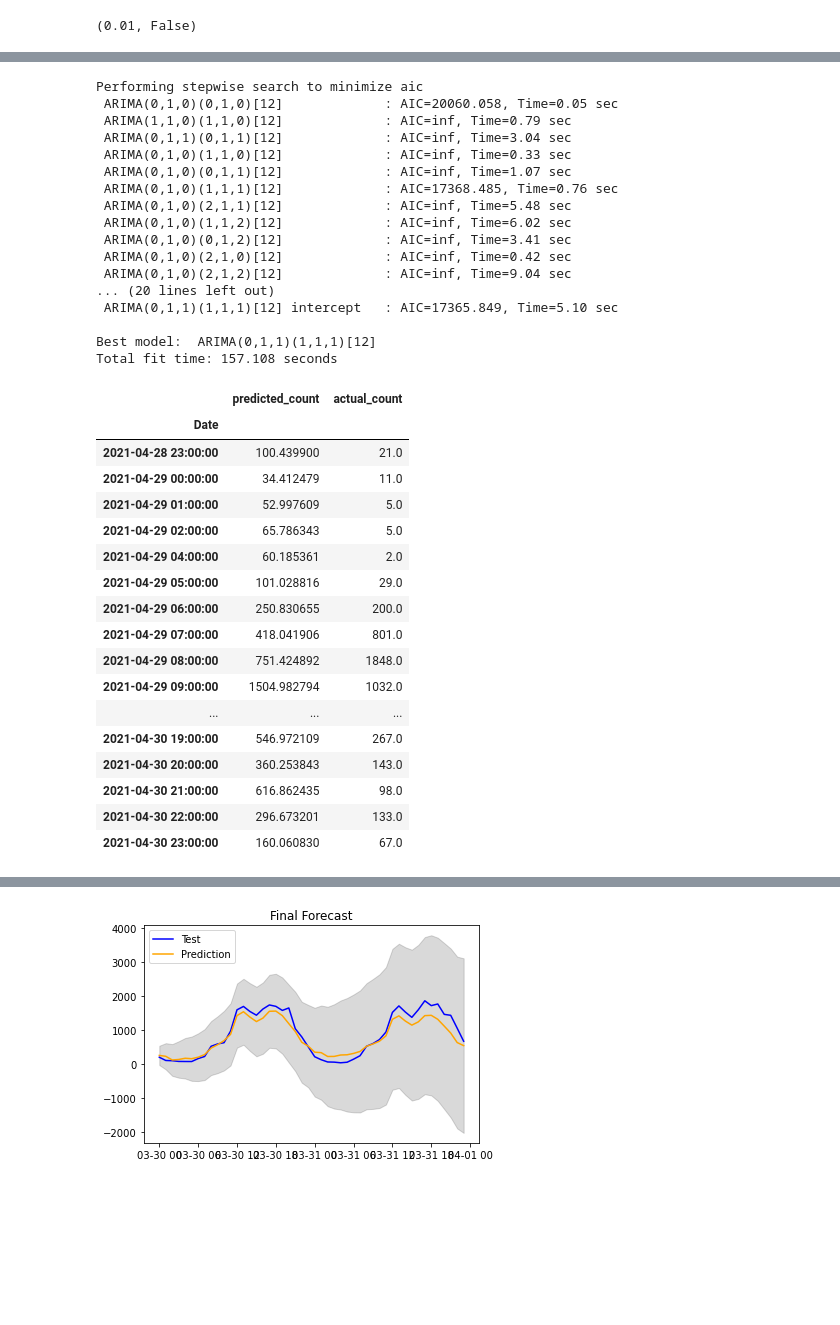
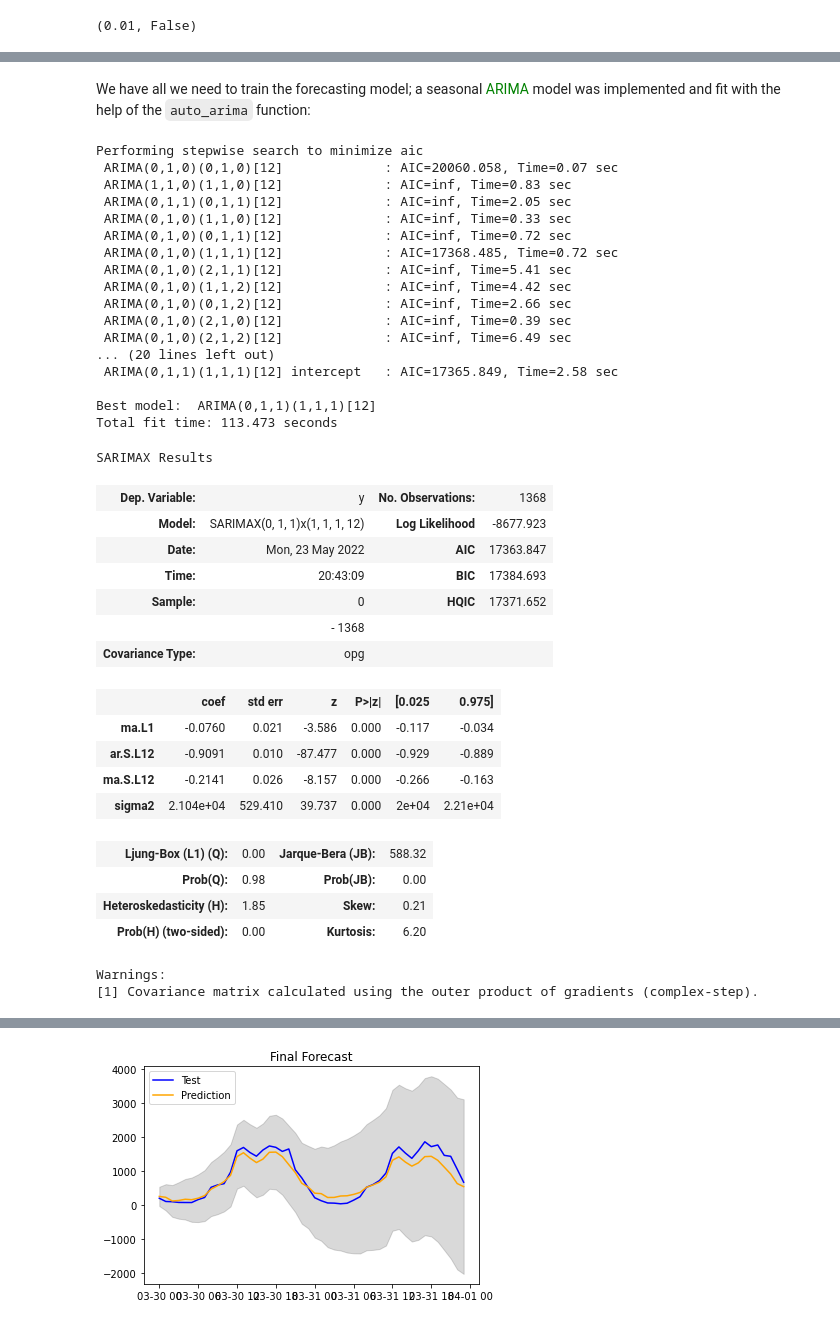
Before and after one commit to Megalodonte/BGHWSW, a Jupyter notebook: HWSWBG2/codes/monthly.ipynb, the cells around one changed output, grey strips where cells are left out. Cells and saved outputs as stored; diff of their text form; code cells hidden in the pictures; blank space fills up the shorter version.

```diff
--- a/HWSWBG2/codes/monthly.ipynb
+++ b/HWSWBG2/codes/monthly.ipynb
@@ -97,20 +129,47 @@ plt.plot(test)
+# %% [markdown]
+We have all we need to train the forecasting model; a seasonal <font color='green'>ARIMA</font> model was implemented and fit with the help of the `auto_arima` function:
 # %%
-arima_model = auto_arima(train, start_p=0, d=1, start_q=0,max_p=5, max_d=5, max_q=5, start_P=0,D=1, start_Q=0, max_P=5, max_D=5,max_Q=5,m=12,seasonal=True,error_action='warn',trace=True,supress_warnings=True, stepwise=True, random_state=20,n_fits=50)
+arima_model = auto_arima(train, start_p=0, d=1, start_q=0,max_p=5,
+                         max_d=5, max_q=5, start_P=0,D=1, start_Q=0,
+                         max_P=5, max_D=5,max_Q=5,m=12,seasonal=True,
+                         error_action='warn',trace=True,supress_warnings=True,
+                         stepwise=True, random_state=20,n_fits=50)
+
+arima_model.summary()
 # %% [output]
 Performing stepwise search to minimize aic
- ARIMA(0,1,0)(0,1,0)[12]             : AIC=20060.058, Time=0.05 sec
- ARIMA(1,1,0)(1,1,0)[12]             : AIC=inf, Time=0.79 sec
- ARIMA(0,1,1)(0,1,1)[12]             : AIC=inf, Time=3.04 sec
+ ARIMA(0,1,0)(0,1,0)[12]             : AIC=20060.058, Time=0.07 sec
+ ARIMA(1,1,0)(1,1,0)[12]             : AIC=inf, Time=0.83 sec
+ ARIMA(0,1,1)(0,1,1)[12]             : AIC=inf, Time=2.05 sec
  ARIMA(0,1,0)(1,1,0)[12]             : AIC=inf, Time=0.33 sec
- ARIMA(0,1,0)(0,1,1)[12]             : AIC=inf, Time=1.07 sec
- ARIMA(0,1,0)(1,1,1)[12]             : AIC=17368.485, Time=0.76 sec
- ARIMA(0,1,0)(2,1,1)[12]             : AIC=inf, Time=5.48 sec
- ARIMA(0,1,0)(1,1,2)[12]             : AIC=inf, Time=6.02 sec
- ARIMA(0,1,0)(0,1,2)[12]             : AIC=inf, Time=3.41 sec
- ARIMA(0,1,0)(2,1,0)[12]             : AIC=inf, Time=0.42 sec
- ARIMA(0,1,0)(2,1,2)[12]             : AIC=inf, Time=9.04 sec
+ ARIMA(0,1,0)(0,1,1)[12]             : AIC=inf, Time=0.72 sec
+ ARIMA(0,1,0)(1,1,1)[12]             : AIC=17368.485, Time=0.72 sec
+ ARIMA(0,1,0)(2,1,1)[12]             : AIC=inf, Time=5.41 sec
+ ARIMA(0,1,0)(1,1,2)[12]             : AIC=inf, Time=4.42 sec
+ ARIMA(0,1,0)(0,1,2)[12]             : AIC=inf, Time=2.66 sec
+ ARIMA(0,1,0)(2,1,0)[12]             : AIC=inf, Time=0.39 sec
+ ARIMA(0,1,0)(2,1,2)[12]             : AIC=inf, Time=6.49 sec
 ... (20 lines left out)
- ARIMA(0,1,1)(1,1,1)[12] intercept   : AIC=17365.849, Time=5.10 sec
+ ARIMA(0,1,1)(1,1,1)[12] intercept   : AIC=17365.849, Time=2.58 sec
 
 Best model:  ARIMA(0,1,1)(1,1,1)[12]
-Total fit time: 157.108 seconds
+Total fit time: 113.473 seconds
+SARIMAX Results
+| Dep. Variable: | y | No. Observations: | 1368 |
+| Model: | SARIMAX(0, 1, 1)x(1, 1, 1, 12) | Log Likelihood | -8677.923 |
+| Date: | Mon, 23 May 2022 | AIC | 17363.847 |
+| Time: | 20:43:09 | BIC | 17384.693 |
+| Sample: | 0 | HQIC | 17371.652 |
+|  | - 1368 |  |  |
+| Covariance Type: | opg |  |  |
+|  | coef | std err | z | P>|z| | [0.025 | 0.975] |
+| ma.L1 | -0.0760 | 0.021 | -3.586 | 0.000 | -0.117 | -0.034 |
+| ar.S.L12 | -0.9091 | 0.010 | -87.477 | 0.000 | -0.929 | -0.889 |
+| ma.S.L12 | -0.2141 | 0.026 | -8.157 | 0.000 | -0.266 | -0.163 |
+| sigma2 | 2.104e+04 | 529.410 | 39.737 | 0.000 | 2e+04 | 2.21e+04 |
+| Ljung-Box (L1) (Q): | 0.00 | Jarque-Bera (JB): | 588.32 |
+| Prob(Q): | 0.98 | Prob(JB): | 0.00 |
+| Heteroskedasticity (H): | 1.85 | Skew: | 0.21 |
+| Prob(H) (two-sided): | 0.00 | Kurtosis: | 6.20 |
+Warnings:
+[1] Covariance matrix calculated using the outer product of gradients (complex-step).
@@ -129,25 +175,0 @@ arima_model.summary()
-# %%
-#alternative
-prediction = pd.DataFrame(arima_model.predict(n_periods=48),index=test.index)
-prediction.columns = ['predicted_count']
-prediction["actual_count"] = test[location]
-prediction
-# %% [output]
-|  | predicted_count | actual_count |
-| Date |  |  |
-| 2021-04-28 23:00:00 | 100.439900 | 21.0 |
-| 2021-04-29 00:00:00 | 34.412479 | 11.0 |
-| 2021-04-29 01:00:00 | 52.997609 | 5.0 |
-| 2021-04-29 02:00:00 | 65.786343 | 5.0 |
-| 2021-04-29 04:00:00 | 60.185361 | 2.0 |
-| 2021-04-29 05:00:00 | 101.028816 | 29.0 |
-| 2021-04-29 06:00:00 | 250.830655 | 200.0 |
-| 2021-04-29 07:00:00 | 418.041906 | 801.0 |
-| 2021-04-29 08:00:00 | 751.424892 | 1848.0 |
-| 2021-04-29 09:00:00 | 1504.982794 | 1032.0 |
-| ... | ... | ... |
-| 2021-04-30 19:00:00 | 546.972109 | 267.0 |
-| 2021-04-30 20:00:00 | 360.253843 | 143.0 |
-| 2021-04-30 21:00:00 | 616.862435 | 98.0 |
-| 2021-04-30 22:00:00 | 296.673201 | 133.0 |
-| 2021-04-30 23:00:00 | 160.060830 | 67.0 |
```
Also changed, not shown: parts of 17 cells of this notebook, 2 other files.
